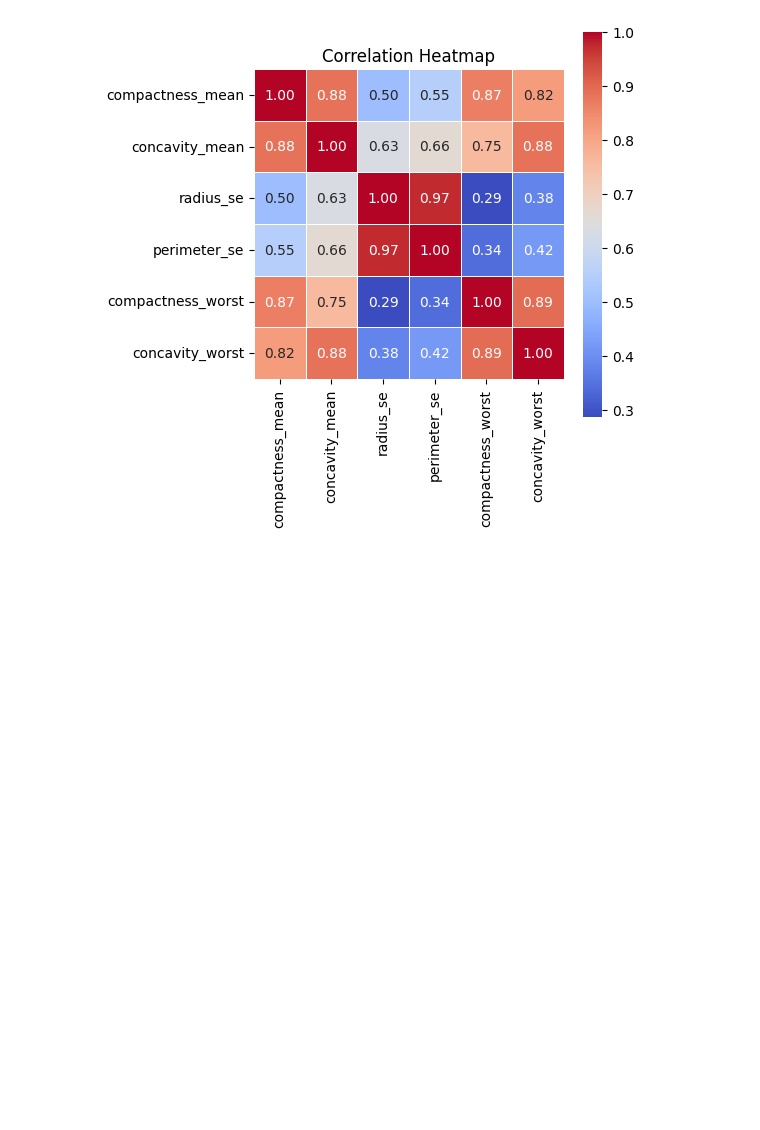
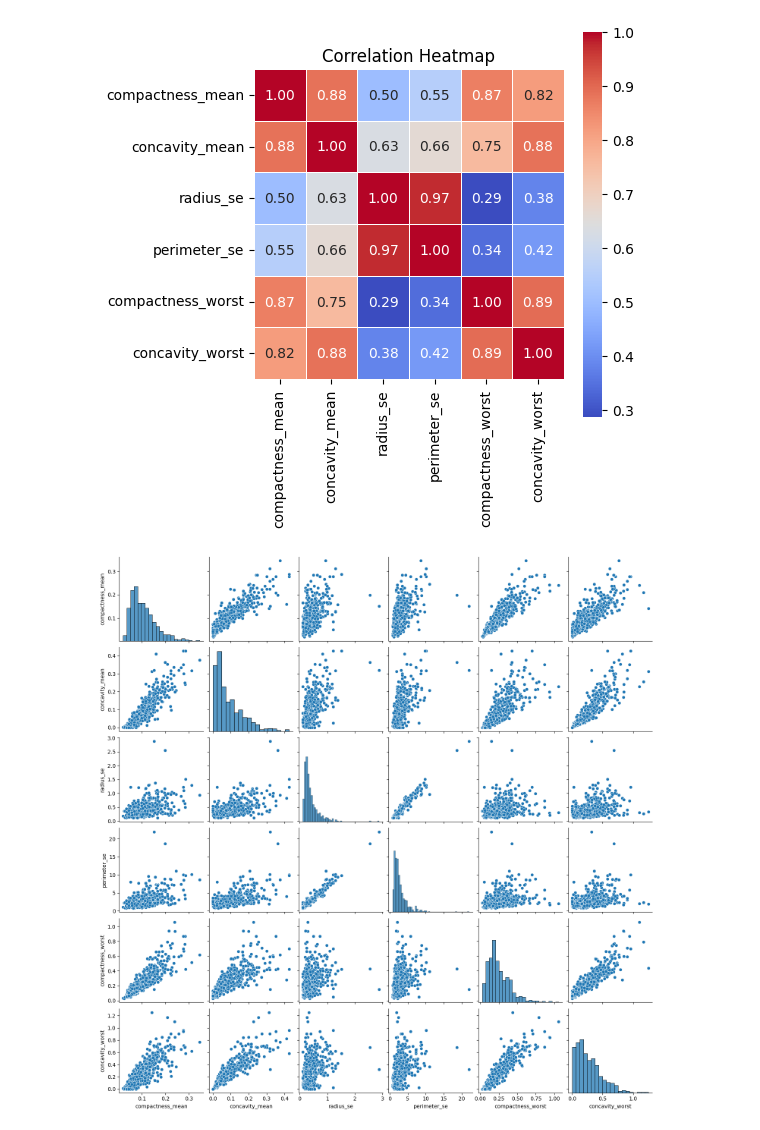
Before and after one commit to tselane2110/Breast-Cancer-Detection, a Jupyter notebook: BreastCancerPrediction.ipynb, the cells around one changed output. Cells and saved outputs as stored; diff of their text form; code cells hidden in the pictures; blank space fills up the shorter version.

Commit message:
add: PCA on moderately correlated features

```diff
--- a/BreastCancerPrediction.ipynb
+++ b/BreastCancerPrediction.ipynb
@@ -972,12 +972,12 @@ PCA_g3 = PCA(df_highcorr[g3], 1)
 # %% [markdown]
 ### 1. PCA for Moderately Correlated Features
 # %%
-# heatmap for highly correlated features
+# heatmap for moderately correlated features
 cols_midcorr = ['compactness_mean', 'concavity_mean', 'radius_se', 'perimeter_se', 'compactness_worst', 'concavity_worst']
-df_highcorr = df[cols_midcorr]
+df_midcorr = df[cols_midcorr]
 
 # Compute correlation matrix
-corr = df_highcorr.corr(numeric_only=True)
+corr = df_midcorr.corr(numeric_only=True)
 
 # Create heatmap
 plt.figure(figsize=(5, 5))
@@ -986,3 +986,9 @@ plt.title("Correlation Heatmap")
 plt.show()
 # %% [output]
 [figure]
+# %%
+# to test if their relationship is linearly correlated
+sns.pairplot(df_midcorr)
+plt.show()
+# %% [output]
+[figure, added]
```
Also changed, not shown: parts of 7 cells of this notebook.
